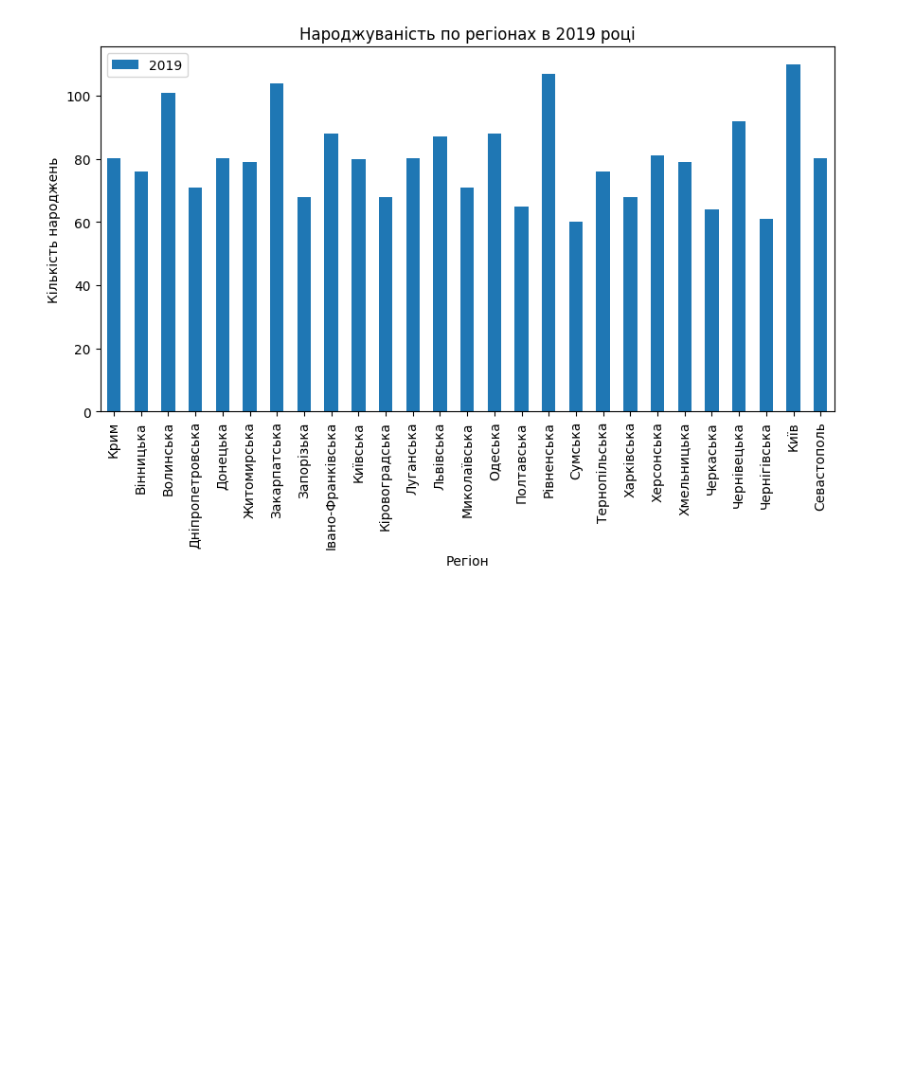
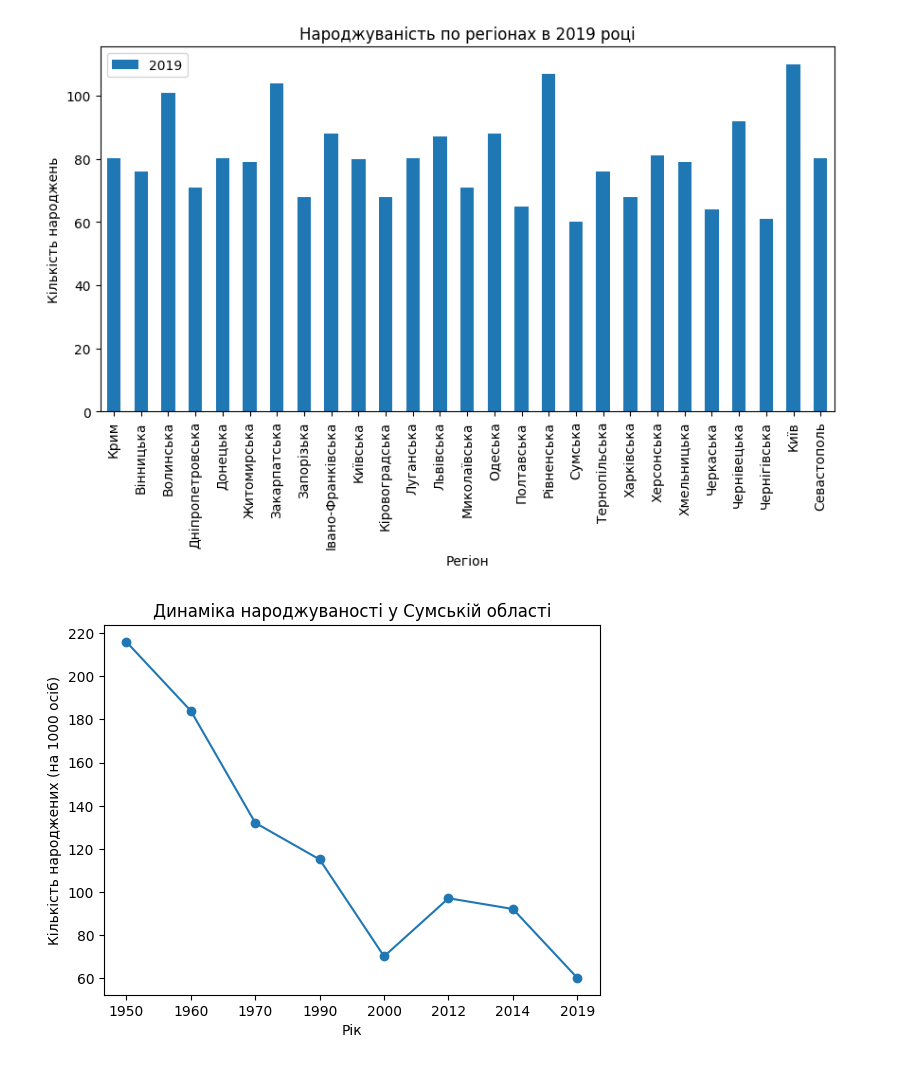
Before and after one commit to Serhii-Kravchenko-2022/Home_work_Data_Science8, a Jupyter notebook: HW2_1.ipynb, the cells around one changed output. Drawn from its saved outputs; the diff is of its cells as text; code cells hidden in the pictures; blank space fills up the shorter version.

```diff
--- a/HW2_1.ipynb
+++ b/HW2_1.ipynb
@@ -202,3 +200,12 @@ plt.title('Народжуваність по регіонах в 2019 році')
 plt.show()
 # %% [output]
 [figure]
+# %%
+sumy_data = df[df['Регіон'] == 'Сумська']
+plt.plot(sumy_data.columns[1:], sumy_data.iloc[0,1:], 'o-')
+plt.title('Динаміка народжуваності у Сумській області')
+plt.xlabel('Рік')
+plt.ylabel('Кількість народжених (на 1000 осіб)')
+plt.show()
+# %% [output]
+[figure, added]
```
Also changed, not shown: parts of 2 cells of this notebook.
